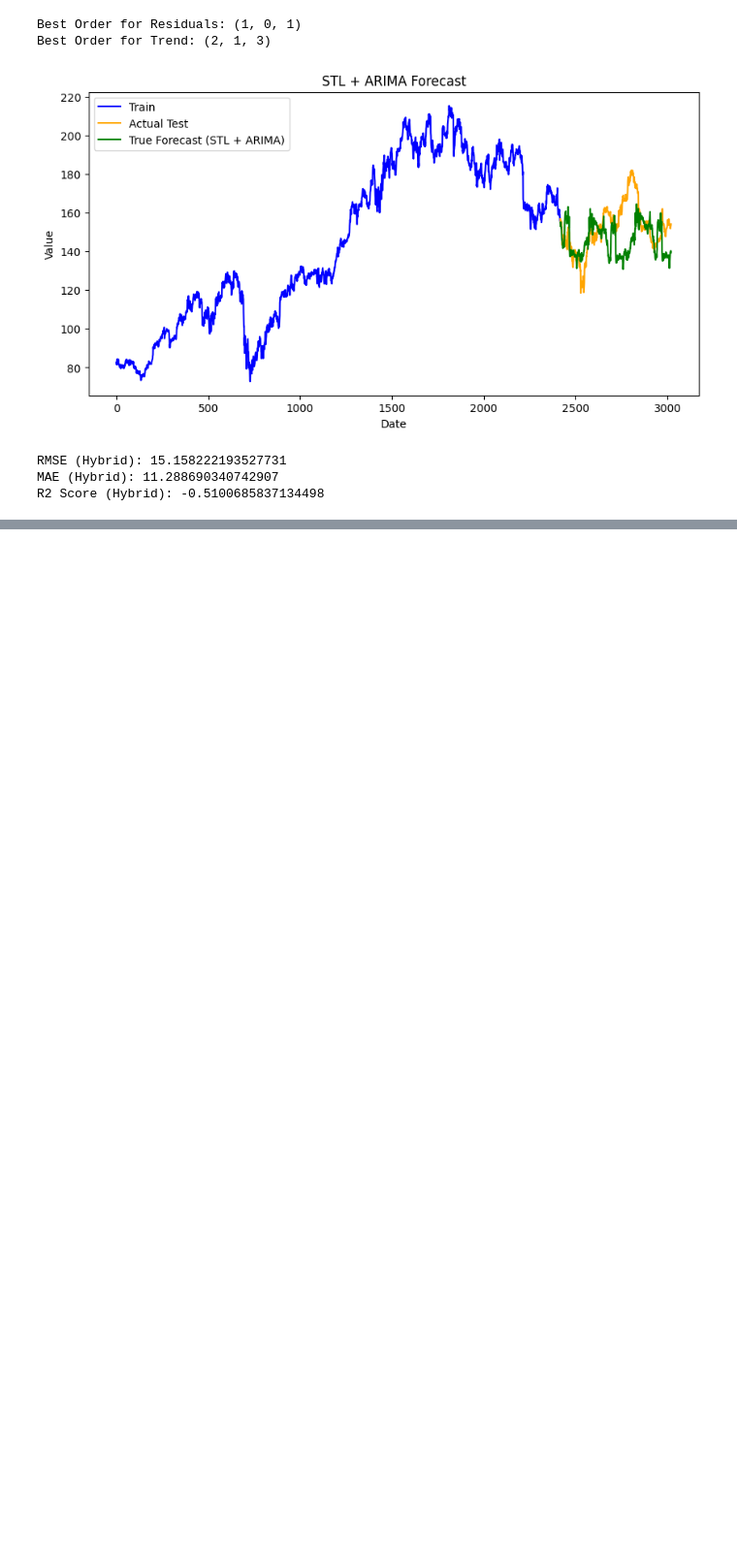
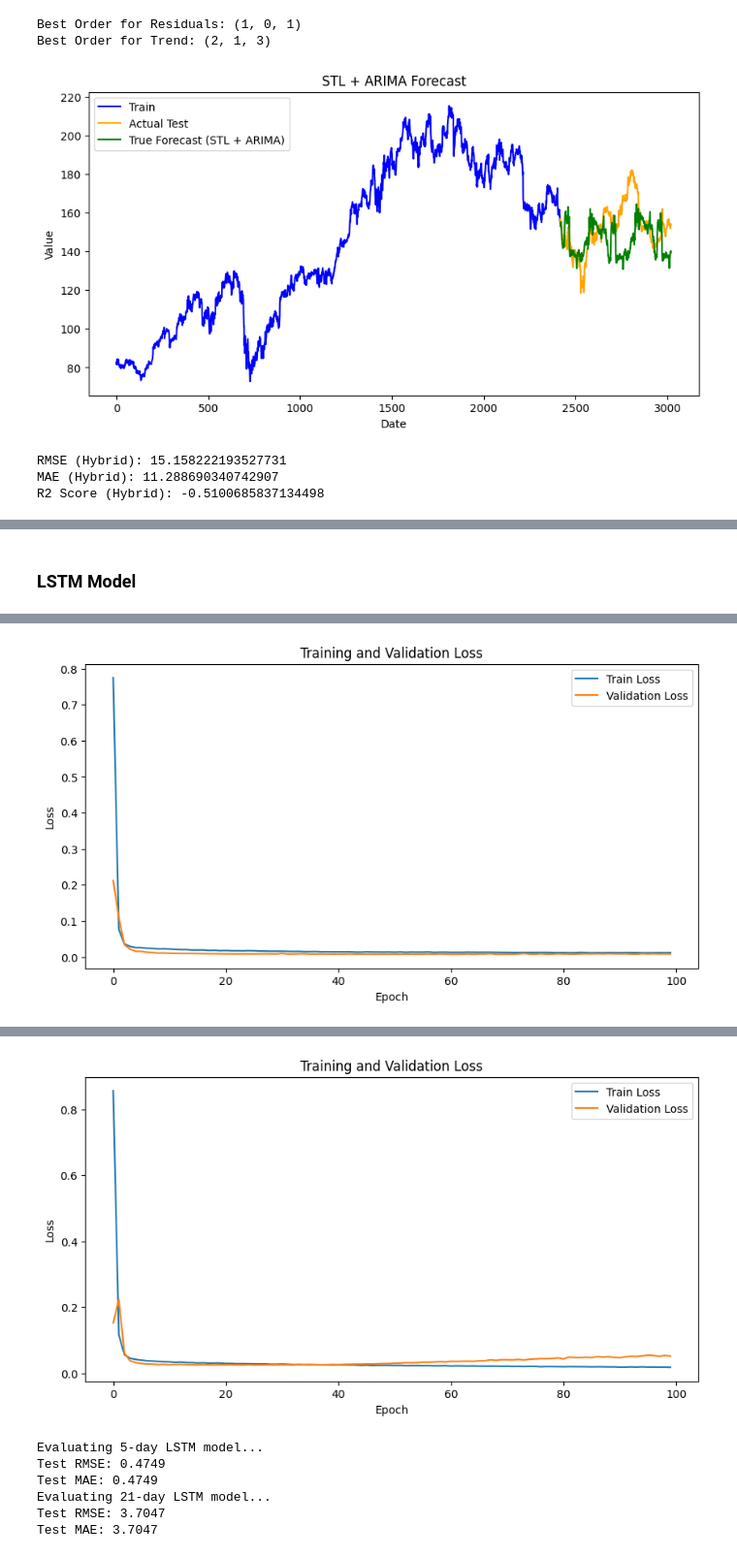
Before and after one commit to knuutti/stock-market-forecasting, a Jupyter notebook: project.ipynb, the cells around one changed output, grey strips where cells are left out. Shown at 97% size. Drawn from its saved outputs; the diff is of its cells as text; code cells hidden in the pictures; blank space fills up the shorter version.

```diff
--- a/project.ipynb
+++ b/project.ipynb
@@ -373,0 +730,61 @@ R2 Score (Hybrid): -0.5100685837134498
+# %% [markdown]
+### LSTM Model
+# %%
+# Train the LSTM model on both 5-day and 21-day datasets
+model_lstm_5 = LSTMModel(input_size=n_features, hidden_size=128, num_layers=2, output_size=n_future_5)
+model_lstm_21 = LSTMModel(input_size=n_features, hidden_size=128, num_layers=2, output_size=n_future_21)
+
+num_epochs = 100
+criterion = nn.MSELoss()
+optimizer_lstm_5 = torch.optim.Adam(model_lstm_5.parameters(), lr=5e-5)
+optimizer_lstm_21 = torch.optim.Adam(model_lstm_21.parameters(), lr=5e-5)
+
+# Train models
+print("Training 5-day LSTM model...")
+model_lstm_5 = train_model(model_lstm_5, train_loader_5, val_loader_5, optimizer_lstm_5, criterion, num_epochs, type='LSTM 5-day')
+print("Training 21-day LSTM model...")
+model_lstm_21 = train_model(model_lstm_21, train_loader_21, val_loader_21, optimizer_lstm_21, criterion, num_epochs, type='LSTM 21-day')
+
+# Evaluate models
+print("Evaluating 5-day LSTM model...")
+simulated_prediction_lstm_5, y_test_lstm_5_real = evaluate_model(model_lstm_5, test_loader_5, scaler_y_5)
+print("Evaluating 21-day LSTM model...")
+simulated_prediction_lstm_21, y_test_lstm_21_real = evaluate_model(model_lstm_21, test_loader_21, scaler_y_21)
+
+# Plot the predictions connected to the past data
+past_63_days_5 = y[-63-5:-5].values
+real_future_lstm_5 = y_test_lstm_5_real.flatten()
+pred_future_lstm_5 = simulated_prediction_lstm_5.flatten()
+plot_real_lstm_5 = np.insert(pred_future_lstm_5, 0, past_63_days_5[-1])
+plot_pred_lstm_5 = np.insert(real_future_lstm_5, 0, past_63_days_5[-1])
+x_future_5 = np.arange(62, 62 + len(plot_real_lstm_5))
+
+# PLOT 5-DAY LSTM
+plt.figure(figsize=(10, 5))
+plt.plot(x_past, past_63_days_5, label='Past 63 Days', color='black')
+plt.plot(x_future_5, plot_real_lstm_5, label='Actual Prices', color='blue')
+plt.plot(x_future_5, plot_pred_lstm_5, label='Predicted Prices', color='red')
+plt.title('5-Day Stock Price Prediction with LSTM')
+plt.xlabel('Time Steps')
+plt.ylabel('Price')
+plt.legend()
+plt.show()
+
+past_63_days_21 = y[-63-21:-21].values
+real_future_lstm_21 = y_test_lstm_21_real.flatten()
+pred_future_lstm_21 = simulated_prediction_lstm_21.flatten()
+plot_real_lstm_21 = np.insert(pred_future_lstm_21, 0, past_63_days_21[-1])
+plot_pred_lstm_21 = np.insert(real_future_lstm_21, 0, past_63_days_21[-1])
+x_future_21 = np.arange(62, 62 + len(plot_real_lstm_21))
+
+# PLOT 21-DAY LSTM
+plt.figure(figsize=(10, 5))
+plt.plot(x_past, past_63_days_21, label='Past 63 Days', color='black')
+plt.plot(x_future_21, plot_real_lstm_21, label='Actual Prices', color='blue')
+plt.plot(x_future_21, plot_pred_lstm_21, label='Predicted Prices', color='red')
+plt.title('21-Day Stock Price Prediction with LSTM')
+plt.xlabel('Time Steps')
+plt.ylabel('Price')
+plt.legend()
+plt.show()
+# %% [output]
@@ -373,0 +803 @@ R2 Score (Hybrid): -0.5100685837134498
+[figure, added]
@@ -373,0 +816,7 @@ R2 Score (Hybrid): -0.5100685837134498
+[figure, added]
+Evaluating 5-day LSTM model...
+Test RMSE: 0.4749
+Test MAE: 0.4749
+Evaluating 21-day LSTM model...
+Test RMSE: 3.7047
+Test MAE: 3.7047
```
Also changed, not shown: parts of 11 cells of this notebook, 4 other files.
